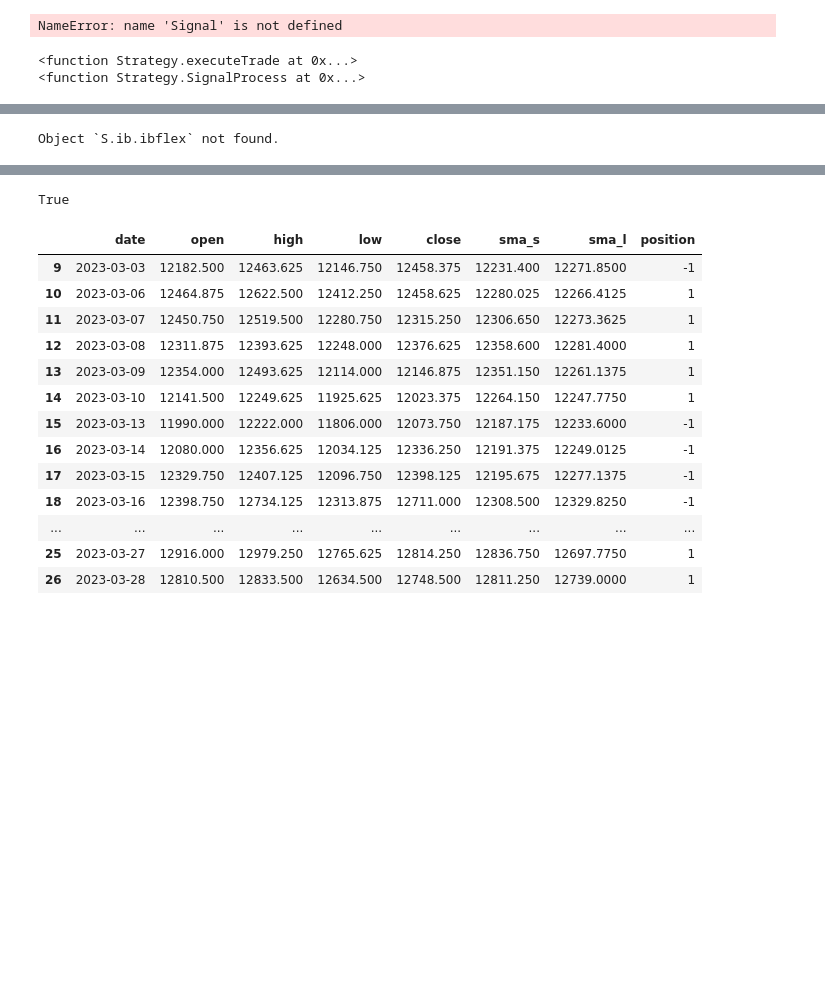
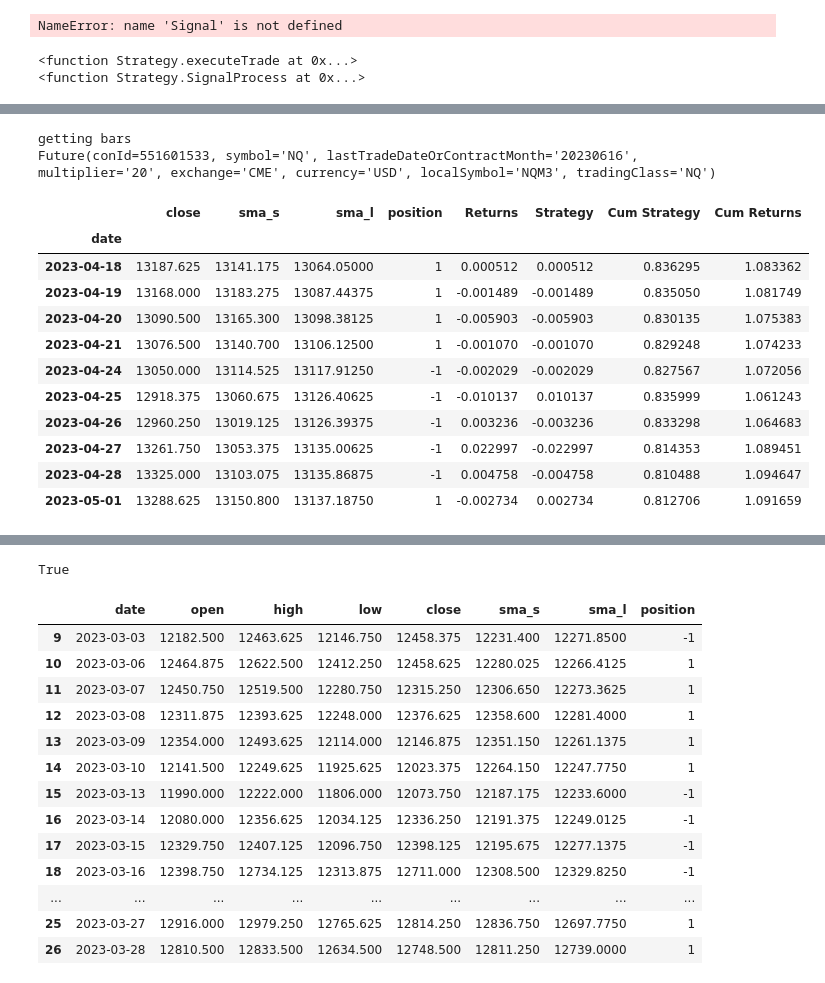
Before and after one commit to SonnyK33/btcalgo, a Jupyter notebook: ibalgo.ipynb, the cells around one changed output, grey strips where cells are left out. Drawn from its saved outputs; the diff is of its cells as text; code cells hidden in the pictures; blank space fills up the shorter version.

```diff
--- a/ibalgo.ipynb
+++ b/ibalgo.ipynb
@@ -765,4 +766,25 @@ Timestamp('2023-05-02 01:20:11.618313+0000', tz='UTC')
-# %%
-S.ib.ibflex?
-# %% [output]
-Object `S.ib.ibflex` not found.
+# %%
+"""backtesting"""
+ib = IB()
+contract1 = Future('NQ', '20230616', 'CME')
+contract2 = Future('ES', '20230616', 'CME')
+contract3 = Forex('EURUSD')
+contract = contract1
+S = Strategy(ib, client_id=8, contract=contract, paper_trading=False)
+S.SetStrategy('SMA',low=5,high=20)
+
+bars = S.GetBars(duration='1 Y', barSize='1 day', upToDate=False, endDate=datetime.datetime(2023,5,1))
+
+# bars.updateEvent += S.onBarUpdate
+
+
+
+# S.executeTrade(target=0, contract=contract)
+# S.cancelBars(bars)
+# ib.sleep(10)
+# S.tradeReport()
+# print("session stopped")
+# ib.disconnect()
+# %% [output]
+getting bars
+Future(conId=551601533, symbol='NQ', lastTradeDateOrContractMonth='20230616', multiplier='20', exchange='CME', currency='USD', localSymbol='NQM3', tradingClass='NQ')
@@ -768,0 +793,15 @@ Object `S.ib.ibflex` not found.
+# %%
+df.tail(10)
+# %% [output]
+|  | close | sma_s | sma_l | position | Returns | Strategy | Cum Strategy | Cum Returns |
+| date |  |  |  |  |  |  |  |  |
+| 2023-04-18 | 13187.625 | 13141.175 | 13064.05000 | 1 | 0.000512 | 0.000512 | 0.836295 | 1.083362 |
+| 2023-04-19 | 13168.000 | 13183.275 | 13087.44375 | 1 | -0.001489 | -0.001489 | 0.835050 | 1.081749 |
+| 2023-04-20 | 13090.500 | 13165.300 | 13098.38125 | 1 | -0.005903 | -0.005903 | 0.830135 | 1.075383 |
+| 2023-04-21 | 13076.500 | 13140.700 | 13106.12500 | 1 | -0.001070 | -0.001070 | 0.829248 | 1.074233 |
+| 2023-04-24 | 13050.000 | 13114.525 | 13117.91250 | -1 | -0.002029 | -0.002029 | 0.827567 | 1.072056 |
+| 2023-04-25 | 12918.375 | 13060.675 | 13126.40625 | -1 | -0.010137 | 0.010137 | 0.835999 | 1.061243 |
+| 2023-04-26 | 12960.250 | 13019.125 | 13126.39375 | -1 | 0.003236 | -0.003236 | 0.833298 | 1.064683 |
+| 2023-04-27 | 13261.750 | 13053.375 | 13135.00625 | -1 | 0.022997 | -0.022997 | 0.814353 | 1.089451 |
+| 2023-04-28 | 13325.000 | 13103.075 | 13135.86875 | -1 | 0.004758 | -0.004758 | 0.810488 | 1.094647 |
+| 2023-05-01 | 13288.625 | 13150.800 | 13137.18750 | 1 | -0.002734 | 0.002734 | 0.812706 | 1.091659 |
```
Also changed, not shown: parts of 9 cells of this notebook, 1 other file.
